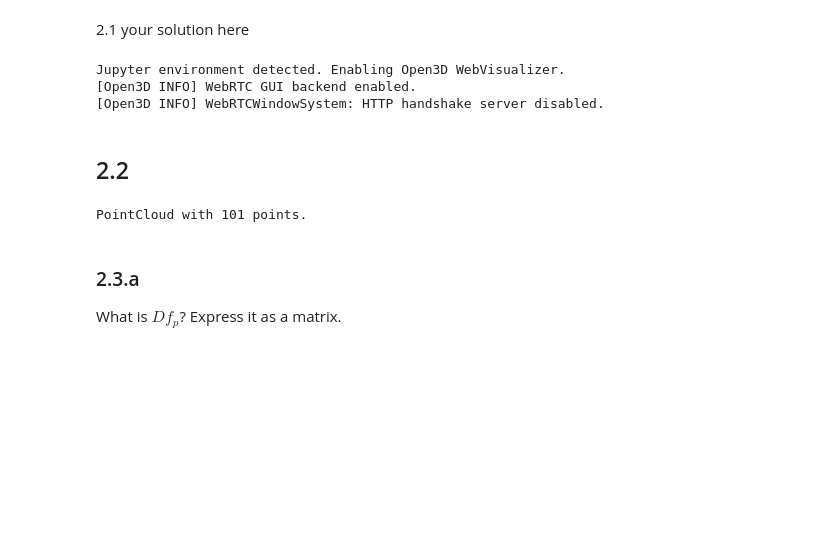
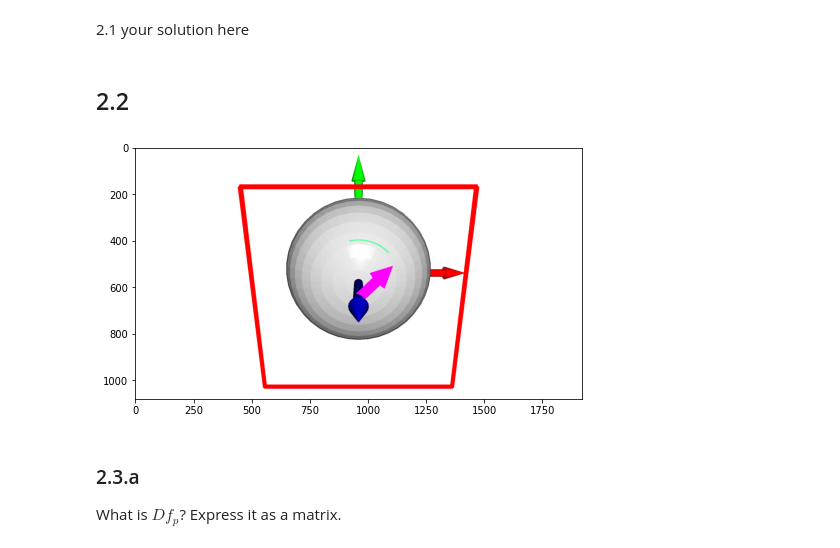
Before and after one commit to yifanwu2828/ML-Meets-Geometry, a Jupyter notebook: cse291/HW1/HW1.ipynb, the cells around one changed output. Cells and saved outputs as stored; diff of their text form; code cells hidden in the pictures; blank space fills up the shorter version.

```diff
--- a/cse291/HW1/HW1.ipynb
+++ b/cse291/HW1/HW1.ipynb
@@ -99,7 +374,7 @@ def draw_geometries(geoms):
     for g in geoms:
         vis.remove_geometry(g)
 
-def create_arrow_from_vector(origin, vector):
+def create_arrow_from_vector(origin, vector, color = [1, 0, 1]):
     '''
     origin: origin of the arrow
     vector: direction of the arrow
@@ -110,7 +385,7 @@ def create_arrow_from_vector(origin, vector):
     angle = np.arccos(z@v)
 
     arrow = open3d.geometry.TriangleMesh.create_arrow(0.05, 0.1, 0.25, 0.2)
-    arrow.paint_uniform_color([1,0,1])
+    arrow.paint_uniform_color(color)
     T = np.eye(4)
     T[:3, 3] = np.array(origin)
     T[:3,:3] = open3d.geometry.get_rotation_matrix_from_axis_angle(np.cross(z, v) * angle)
@@ -144,10 +419,6 @@ def create_lines(points):
         cylinder.paint_uniform_color([1,0,0])
         lines.append(cylinder)
     return lines
-# %% [output]
-Jupyter environment detected. Enabling Open3D WebVisualizer.
-[Open3D INFO] WebRTC GUI backend enabled.
-[Open3D INFO] WebRTCWindowSystem: HTTP handshake server disabled.
 # %%
 # exapmle code to draw ellipsoid, curve, and arrows
 arrow = create_arrow_from_vector([0.,0.,1.], [1.,1.,0.])
@@ -159,15 +430,14 @@ curve = create_lines(np.array([[1,1,1], [-1,1,1], [-1,-1,1], [1,-1,1], [1,1,1]],
 geoms = [ellipsoid, cf, arrow] + curve
 # %%
 def f(u, v):
-    """
-    map from point in domian \in R2 to surface R3
-    """
+    "map f : R2 -> R3 | (u,v) to (x,y,z)"
     assert -pi < u < pi
     assert 0 < v < pi
-
-    a, b, c = 1, 1, 0.5
-    f = np.array([a * np.cos(u) * np.sin(v), b * np.sin(u) * np.sin(v), c * np.cos(v)])
-    return f
+    return np.array([
+        [a * np.cos(u) * np.sin(v)],
+        [b * np.sin(u) * np.sin(v)],
+        [c * np.cos(v)],
+    ])
 
 
 def D_fp(u, v):
@@ -186,31 +456,30 @@ def D_fp(u, v):
 
 
 def gamma(t):
+    """
+    Parameterized Curves
+    """
     u = pi / 4
     v = pi / 6
     return t + u, v
 # %% [markdown]
 ## 2.2
 # %%
-p0 = np.array([pi/4, pi/6])
+p = np.array([pi / 4, pi / 6])
 
-ts = np.arange(0, 1, 0.01)
-gamma_t = np.array([gamma(t) for t in ts])
+time_steps = np.arange(0, 1, 0.01)
+gamma_t = np.array([gamma(t) for t in time_steps])
 
-curve2D =  np.vstack([p0, gamma_t])
+curve2D = np.vstack([p, gamma_t])
 
-f_curve3D = np.asarray([f(u, v) for u, v in curve2D])
+f_curve3D = np.asarray([f(u, v).ravel() for u, v in curve2D])
 
 pcd = o3d.geometry.PointCloud()
 pcd.points = o3d.utility.Vector3dVector(f_curve3D)
 
-# add point cloud to geoms
-geoms.append(pcd)
-plt.show()
-geoms.pop()
-# keep geoms reusable.
+draw_geometries(geoms + [pcd])
 # %% [output]
-PointCloud with 101 points.
+[figure, added]
 # %% [markdown]
 ### 2.3.a
 What is $Df_p$? Express it as a matrix.
```
Also changed, not shown: parts of 25 cells of this notebook.
